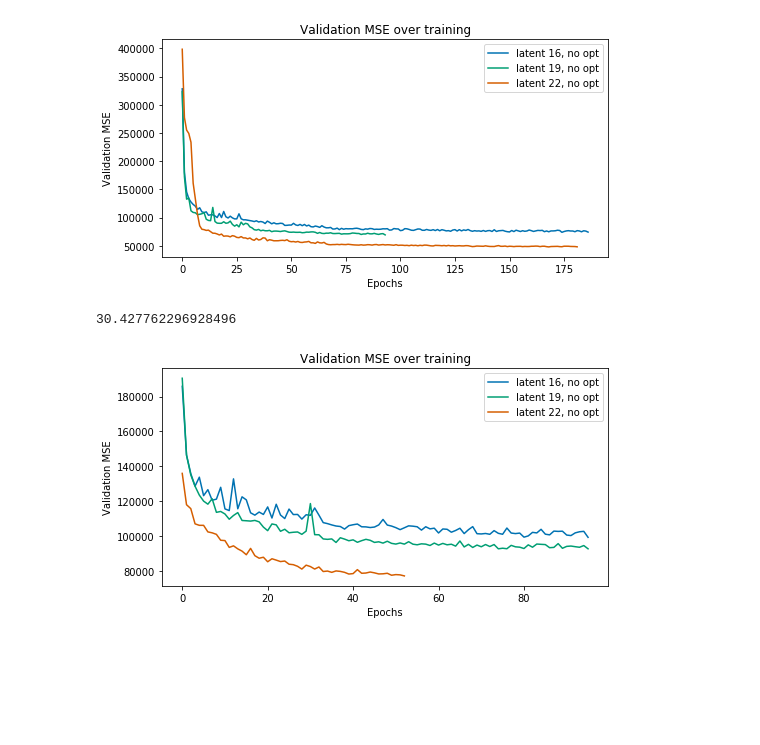
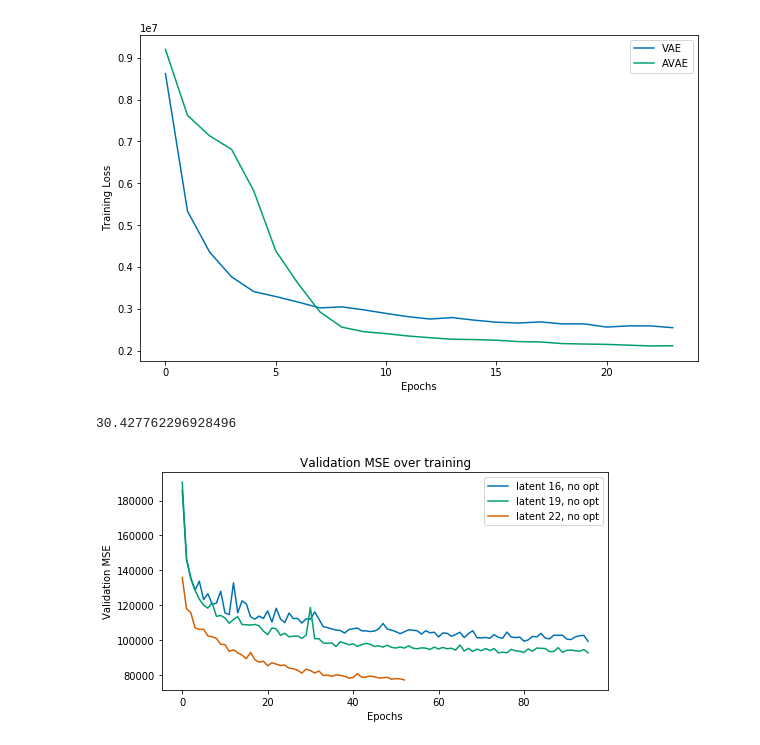
Before and after one commit to renebidart/disentangled-3d, a Jupyter notebook: 6_optimize_vae_results.ipynb, the cells around one changed output. Cells and saved outputs as stored; diff of their text form; code cells hidden in the pictures; blank space fills up the shorter version.

```diff
--- a/6_optimize_vae_results.ipynb
+++ b/6_optimize_vae_results.ipynb
@@ -40,24 +79,27 @@ device = 'cuda:0'
 # %%
 save_path_16 = './results/test3_5e4/randrot_sofa_l16_noopt'
 save_path_19 = './results/test3_5e4/randrot_sofa_l19_noopt'
 save_path_16opt = './results/test3_5e4/randrot_sofa_l16_opt'
 
 checkpoint_16 = torch.load(save_path_16 + '/best_ckpt.pth')
 checkpoint_19 = torch.load(save_path_19 + '/best_ckpt.pth')
 checkpoint_16opt = torch.load(save_path_16opt + '/best_ckpt.pth')
 
-fig = plt.figure(figsize=(8, 4))
-plt.plot(list(range(len(checkpoint_16['results']['val_mse']))), checkpoint_16['results']['val_mse'], label='latent 16, no opt')
-plt.plot(list(range(len(checkpoint_19['results']['val_mse']))), checkpoint_19['results']['val_mse'], label='latent 19, no opt')
-plt.plot(list(range(len(checkpoint_16opt['results']['val_mse']))), checkpoint_16opt['results']['val_mse'], label='latent 22, no opt')
-plt.title("Validation MSE over training")
+fig = plt.figure(figsize=(10, 6))
+# plt.plot(list(range(len(checkpoint_16['results']['val_mse']))), checkpoint_16['results']['val_mse'], label='latent 16, no opt')
+plt.plot(list(range(len(checkpoint_19['results']['train_loss'][1:25]))), checkpoint_19['results']['train_loss'][1:25], label='VAE')
+plt.plot(list(range(len(checkpoint_16opt['results']['train_loss'][1:25]))), checkpoint_16opt['results']['train_loss'][1:25], label='AVAE')
+# plt.title("Validation MSE over training")
 plt.xlabel("Epochs")
-plt.ylabel("Validation MSE")
+plt.ylabel("Training Loss")
 plt.legend()
+plt.savefig('plots/newer/modelnet_train.pdf')
+
 plt.show()
+
 100*(checkpoint_19['val_mse']-checkpoint_16opt['val_mse'])/checkpoint_19['val_mse']
 # %% [output]
-[figure, old version]
+[figure, new version]
 30.427762296928496
 # %%
 save_path_16 = './results/test3_5e4/randrot_chair_l16_noopt'
```
Also changed, not shown: parts of 9 cells of this notebook, 20 other files.
